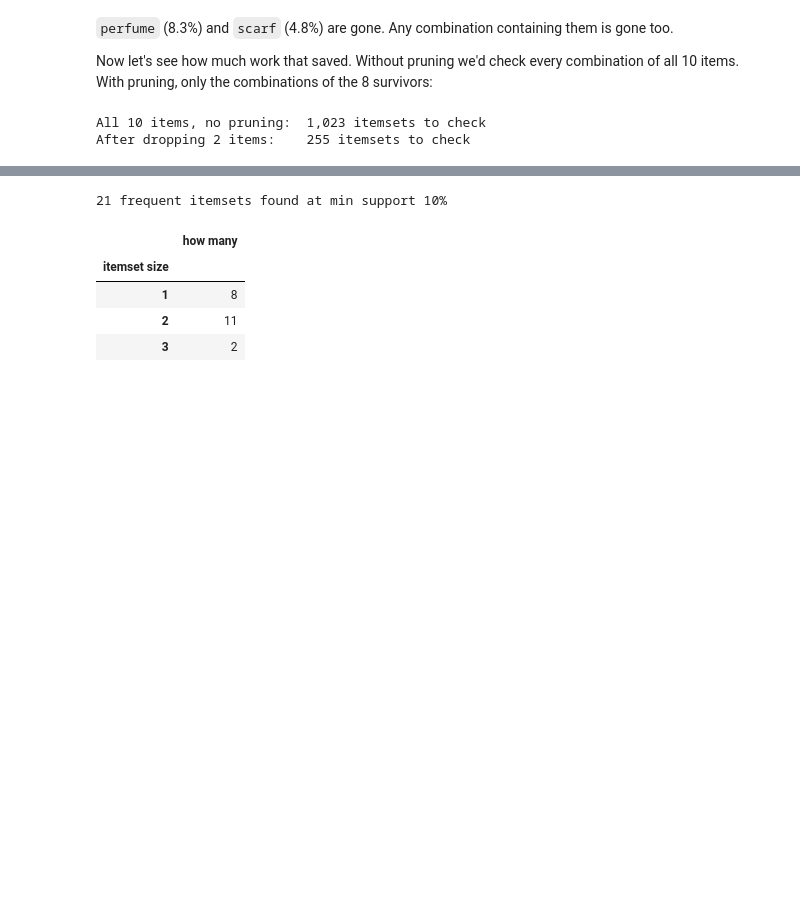
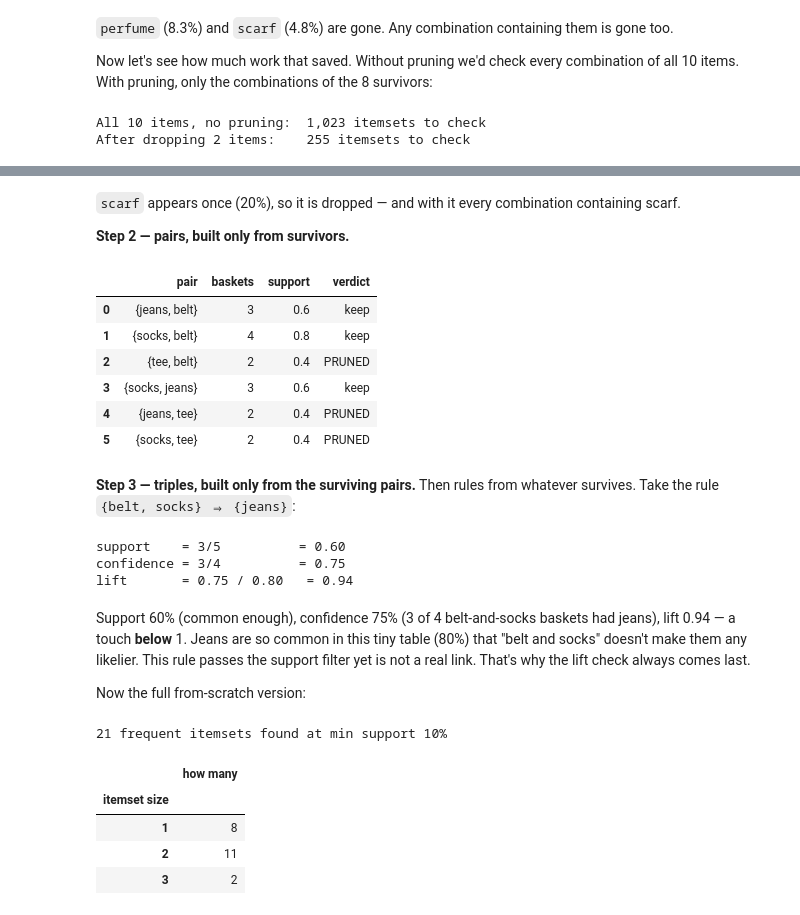
Before and after one commit to Ujjwal091/ai-ml-course, a Jupyter notebook: modules/02-unsupervised-learning/market-basket-analysis/notes.ipynb, the cells around one changed output, grey strips where cells are left out. Saved outputs shown, nothing was run; the diff lists cells and outputs as text; code cells hidden in the pictures; blank space fills up the shorter version.

```diff
--- a/modules/02-unsupervised-learning/market-basket-analysis/notes.ipynb
+++ b/modules/02-unsupervised-learning/market-basket-analysis/notes.ipynb
@@ -289,3 +317,44 @@ Here's the full from-scratch version:
+# %% [markdown]
+`scarf` appears once (20%), so it is dropped — and with it every combination containing scarf.
+
+**Step 2 — pairs, built only from survivors.**
+# %%
+survivors = list(step1[step1["verdict"] == "keep"].index)
+step2 = pd.DataFrame(
+    [{"pair": set(p), "baskets": tiny_count(p)} for p in combinations(survivors, 2)]
+)
+step2["support"] = step2["baskets"] / len(tiny)
+step2["verdict"] = np.where(step2["support"] >= 0.6, "keep", "PRUNED")
+step2
+# %% [output]
+|  | pair | baskets | support | verdict |
+| 0 | {jeans, belt} | 3 | 0.6 | keep |
+| 1 | {socks, belt} | 4 | 0.8 | keep |
+| 2 | {tee, belt} | 2 | 0.4 | PRUNED |
+| 3 | {socks, jeans} | 3 | 0.6 | keep |
+| 4 | {jeans, tee} | 2 | 0.4 | PRUNED |
+| 5 | {socks, tee} | 2 | 0.4 | PRUNED |
+# %% [markdown]
+**Step 3 — triples, built only from the surviving pairs.** Then rules from whatever survives. Take the rule
+`{belt, socks} ⇒ {jeans}`:
+# %%
+triple = {"belt", "socks", "jeans"}
+sup_triple = tiny_count(triple) / len(tiny)
+conf = tiny_count(triple) / tiny_count({"belt", "socks"})
+lift = conf / (tiny_count({"jeans"}) / len(tiny))
+print(f"support    = {tiny_count(triple)}/5          = {sup_triple:.2f}")
+print(f"confidence = {tiny_count(triple)}/{tiny_count({'belt', 'socks'})}          = {conf:.2f}")
+print(f"lift       = {conf:.2f} / {tiny_count({'jeans'}) / len(tiny):.2f}   = {lift:.2f}")
+# %% [output]
+support    = 3/5          = 0.60
+confidence = 3/4          = 0.75
+lift       = 0.75 / 0.80   = 0.94
+# %% [markdown]
+Support 60% (common enough), confidence 75% (3 of 4 belt-and-socks baskets had jeans), lift 0.94 — a touch
+**below** 1. Jeans are so common in this tiny table (80%) that "belt and socks" doesn't make them any likelier.
+This rule passes the support filter yet is not a real link. That's why the lift check always comes last.
+
+Now the full from-scratch version:
 # %%
 def apriori(transactions, min_support):
     n = len(transactions)
```
Also changed, not shown: parts of 8 cells of this notebook, 5 other files.
